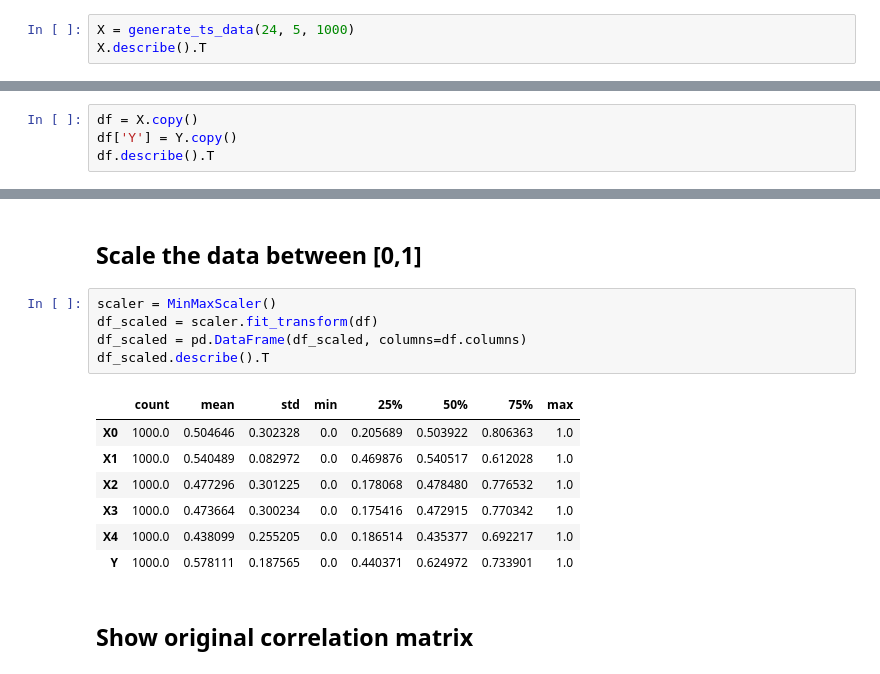
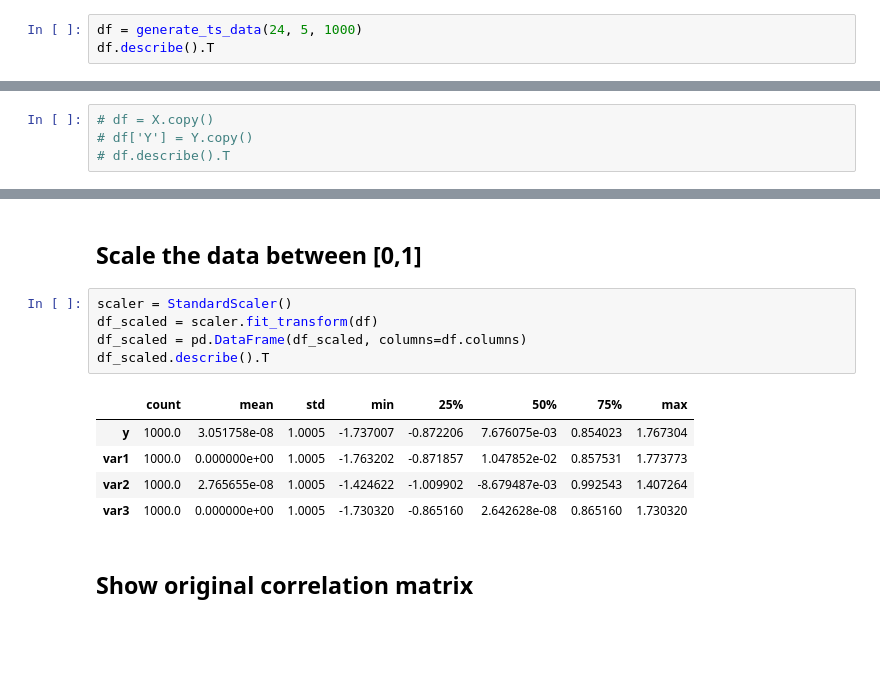
Before and after one commit to ari-dasci/S-DenoGrad, a Jupyter notebook: src/notebooks/ts_sintetic_data/Gradient/LSTM_with_xai.ipynb, the cells around one changed output, grey strips where cells are left out. Saved outputs shown, nothing was run; the diff lists cells and outputs as text; blank space fills up the shorter version.

```diff
--- a/src/notebooks/ts_sintetic_data/Gradient/LSTM_with_xai.ipynb
+++ b/src/notebooks/ts_sintetic_data/Gradient/LSTM_with_xai.ipynb
@@ -112,7 +146,7 @@ def add_gaussian_noise(df:pd.DataFrame, columns:List[str], mean:float = 0.0, std
 # %% [markdown]
 # Data generation
 # %%
-X = generate_ts_data(24, 5, 1000)
-X.describe().T
+df = generate_ts_data(24, 5, 1000)
+df.describe().T
 # %% [output]
 |  | count | mean | std | min | 25% | 50% | 75% | max |
@@ -147,5 +178,5 @@ plt.scatter(range(1000), Y.iloc[:1000,0])
 # %%
-df = X.copy()
-df['Y'] = Y.copy()
-df.describe().T
+# df = X.copy()
+# df['Y'] = Y.copy()
+# df.describe().T
 # %% [output]
@@ -159,18 +184,16 @@ df.describe().T
 # %% [markdown]
 ## Scale the data between [0,1]
 # %%
-scaler = MinMaxScaler()
+scaler = StandardScaler()
 df_scaled = scaler.fit_transform(df)
 df_scaled = pd.DataFrame(df_scaled, columns=df.columns)
 df_scaled.describe().T
 # %% [output]
 |  | count | mean | std | min | 25% | 50% | 75% | max |
-| X0 | 1000.0 | 0.504646 | 0.302328 | 0.0 | 0.205689 | 0.503922 | 0.806363 | 1.0 |
-| X1 | 1000.0 | 0.540489 | 0.082972 | 0.0 | 0.469876 | 0.540517 | 0.612028 | 1.0 |
-| X2 | 1000.0 | 0.477296 | 0.301225 | 0.0 | 0.178068 | 0.478480 | 0.776532 | 1.0 |
-| X3 | 1000.0 | 0.473664 | 0.300234 | 0.0 | 0.175416 | 0.472915 | 0.770342 | 1.0 |
-| X4 | 1000.0 | 0.438099 | 0.255205 | 0.0 | 0.186514 | 0.435377 | 0.692217 | 1.0 |
-| Y | 1000.0 | 0.578111 | 0.187565 | 0.0 | 0.440371 | 0.624972 | 0.733901 | 1.0 |
+| y | 1000.0 | 3.051758e-08 | 1.0005 | -1.737007 | -0.872206 | 7.676075e-03 | 0.854023 | 1.767304 |
+| var1 | 1000.0 | 0.000000e+00 | 1.0005 | -1.763202 | -0.871857 | 1.047852e-02 | 0.857531 | 1.773773 |
+| var2 | 1000.0 | 2.765655e-08 | 1.0005 | -1.424622 | -1.009902 | -8.679487e-03 | 0.992543 | 1.407264 |
+| var3 | 1000.0 | 0.000000e+00 | 1.0005 | -1.730320 | -0.865160 | 2.642628e-08 | 0.865160 | 1.730320 |
 # %% [markdown]
 ## Show original correlation matrix
 # %%
```
Also changed, not shown: parts of 42 cells of this notebook, 13 other files.
